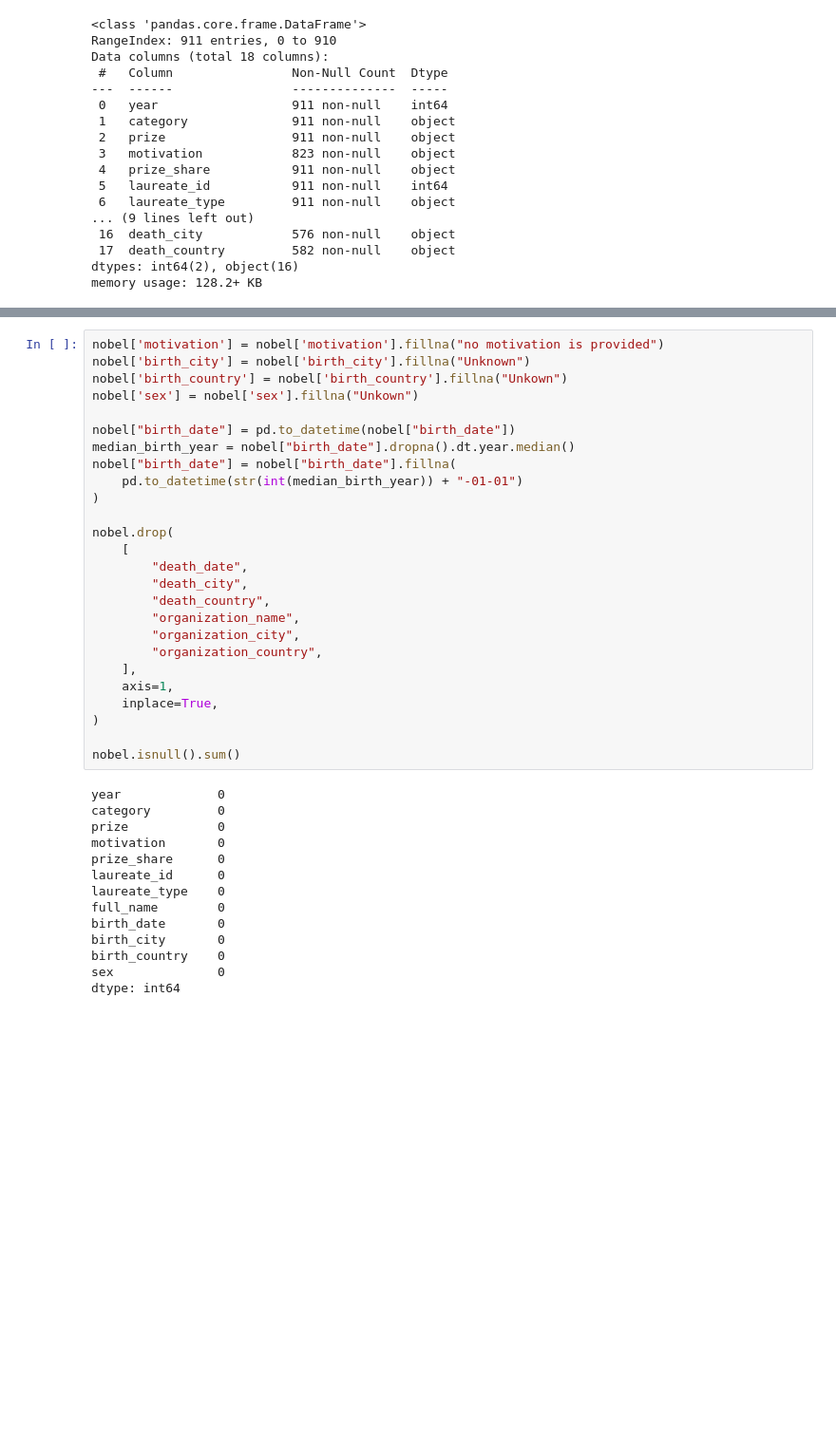
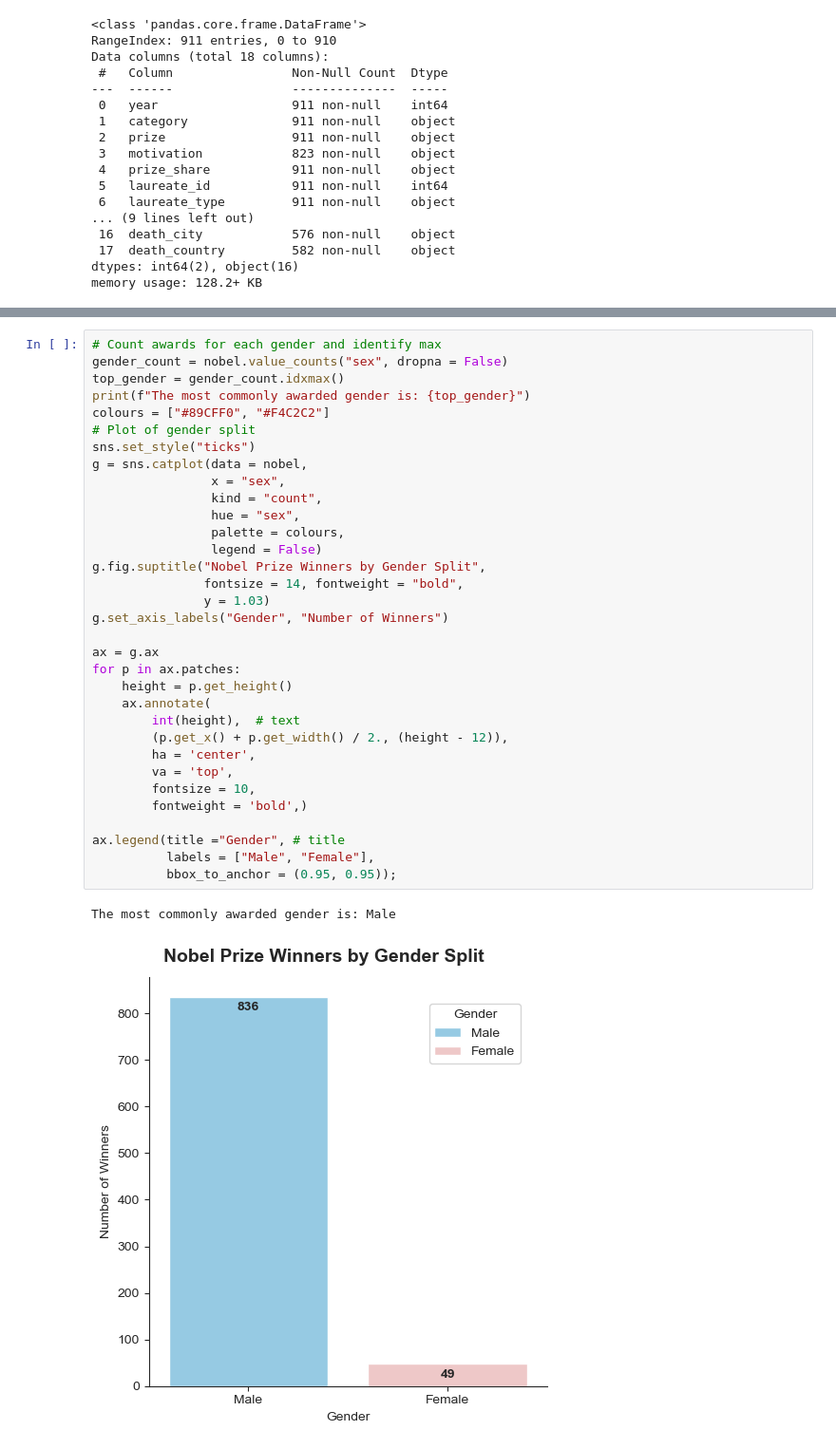
Before and after one commit to AI-0o0/Data-science-projects, a Jupyter notebook: Nobel Prize Analysis/Nobel Prize Analysis.ipynb, the cells around one changed output, grey strips where cells are left out. Shown at 95% size. Drawn from its saved outputs; the diff is of its cells as text; blank space fills up the shorter version.

```diff
--- a/Nobel Prize Analysis/Nobel Prize Analysis.ipynb
+++ b/Nobel Prize Analysis/Nobel Prize Analysis.ipynb
@@ -62,40 +37,36 @@ dtype: int64
-# %%
-nobel['motivation'] = nobel['motivation'].fillna("no motivation is provided")
-nobel['birth_city'] = nobel['birth_city'].fillna("Unknown")
-nobel['birth_country'] = nobel['birth_country'].fillna("Unkown")
-nobel['sex'] = nobel['sex'].fillna("Unkown")
-
-nobel["birth_date"] = pd.to_datetime(nobel["birth_date"])
-median_birth_year = nobel["birth_date"].dropna().dt.year.median()
-nobel["birth_date"] = nobel["birth_date"].fillna(
-    pd.to_datetime(str(int(median_birth_year)) + "-01-01")
-)
-
-nobel.drop(
-    [
-        "death_date",
-        "death_city",
-        "death_country",
-        "organization_name",
-        "organization_city",
-        "organization_country",
-    ],
-    axis=1,
-    inplace=True,
-)
-
-nobel.isnull().sum()
-# %% [output]
-year             0
-category         0
-prize            0
-motivation       0
-prize_share      0
-laureate_id      0
-laureate_type    0
-full_name        0
-birth_date       0
-birth_city       0
-birth_country    0
-sex              0
-dtype: int64
+# %%
+# Count awards for each gender and identify max
+gender_count = nobel.value_counts("sex", dropna = False)
+top_gender = gender_count.idxmax()
+print(f"The most commonly awarded gender is: {top_gender}")
+colours = ["#89CFF0", "#F4C2C2"]
+# Plot of gender split
+sns.set_style("ticks")
+g = sns.catplot(data = nobel,
+                x = "sex",
+                kind = "count",
+                hue = "sex",
+                palette = colours,
+                legend = False)
+g.fig.suptitle("Nobel Prize Winners by Gender Split",
+               fontsize = 14, fontweight = "bold",
+               y = 1.03)
+g.set_axis_labels("Gender", "Number of Winners")
+
+ax = g.ax
+for p in ax.patches:
+    height = p.get_height()
+    ax.annotate(
+        int(height),  # text
+        (p.get_x() + p.get_width() / 2., (height - 12)),
+        ha = 'center',
+        va = 'top',
+        fontsize = 10,
+        fontweight = 'bold',)
+
+ax.legend(title ="Gender", # title
+          labels = ["Male", "Female"],
+          bbox_to_anchor = (0.95, 0.95));
+# %% [output]
+The most commonly awarded gender is: Male
+[figure, added]
```
Also changed, not shown: parts of 5 cells of this notebook, 5 other files.
